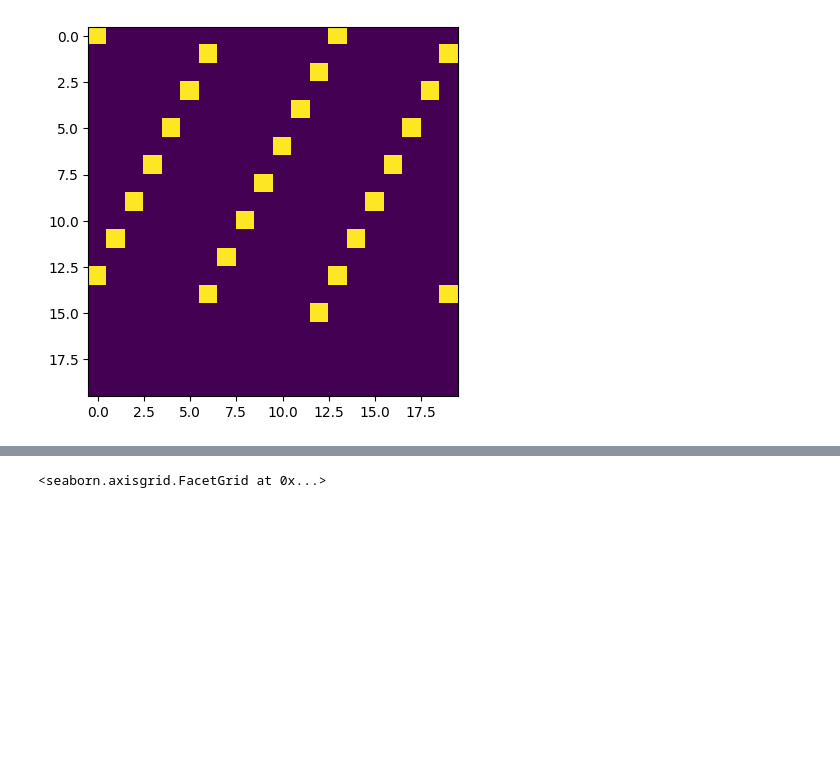
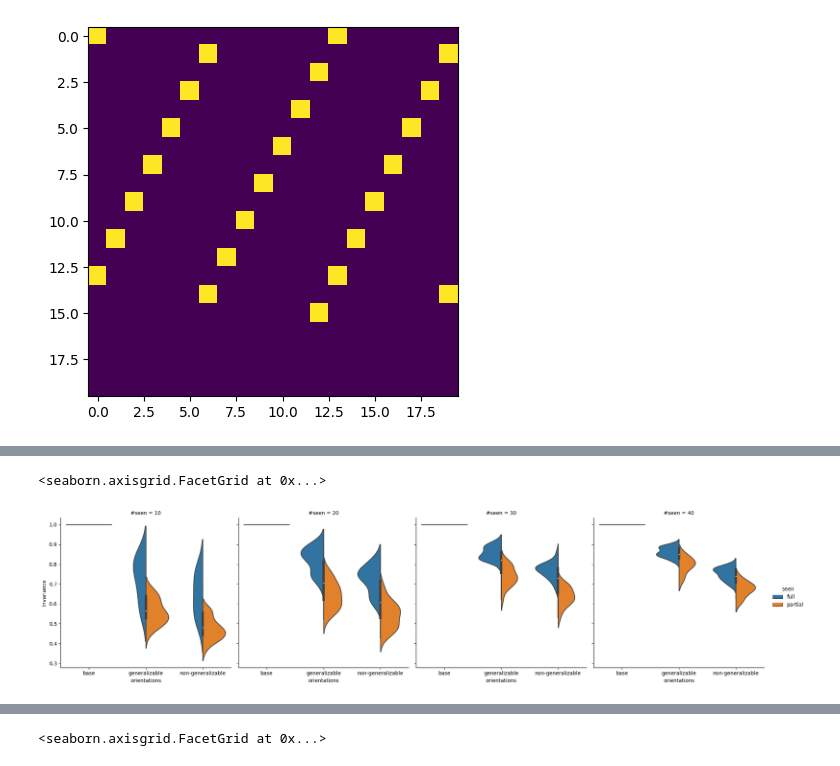
Before and after one commit to avicooper1/OOD_Orientation_Generalization, a Jupyter notebook: notebooks/network_analysis.ipynb, the cells around one changed output, grey strips where cells are left out. Drawn from its saved outputs; the diff is of its cells as text; code cells hidden in the pictures; blank space fills up the shorter version.

```diff
--- a/notebooks/network_analysis.ipynb
+++ b/notebooks/network_analysis.ipynb
@@ -220,0 +244,6 @@ invariance = pd.concat([df.groupby(['model_name', 'seen', 'pattern', '#seen']).a
+# %%
+invariance['orientations'] = invariance.pattern
+sns.catplot(kind='violin', data=invariance, col='#seen', x='orientations', y='Invariance', split=True, hue='seen', hue_order=['full', 'partial'])
+# %% [output]
+<seaborn.axisgrid.FacetGrid at 0x...>
+[figure, added]
```
Also changed, not shown: parts of 16 cells of this notebook, 31 other files.
